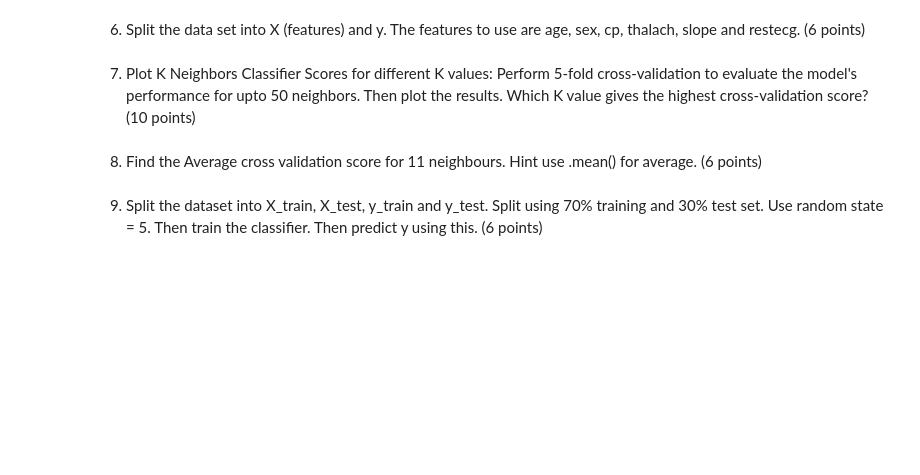
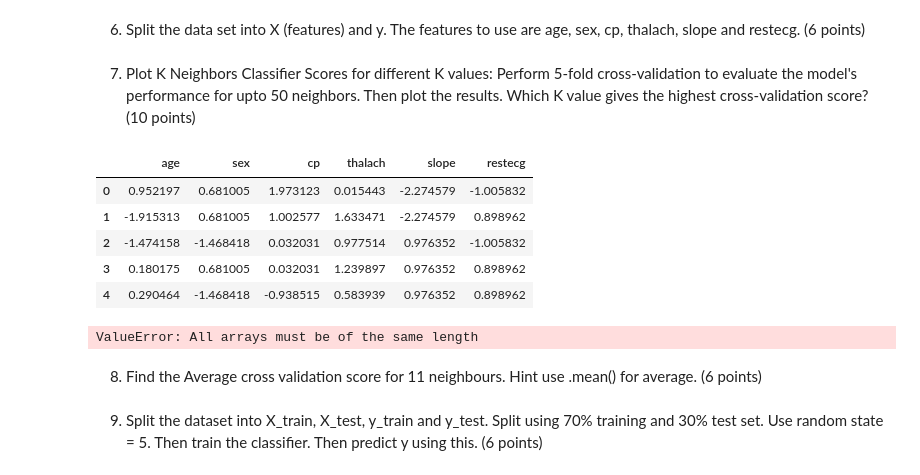
Before and after one commit to gordonnguyen/data-science-1, a Jupyter notebook: lab_2/lab2.ipynb, the cells around one changed output. Drawn from its saved outputs; the diff is of its cells as text; code cells hidden in the pictures; blank space fills up the shorter version.

```diff
--- a/lab_2/lab2.ipynb
+++ b/lab_2/lab2.ipynb
@@ -73,3 +73,21 @@ y = df['target']
  7. Plot K Neighbors Classifier Scores for different K values:
  Perform 5-fold cross-validation to evaluate the model's performance for upto 50 neighbors. Then plot the results. Which K value gives
  the highest cross-validation score? (10 points)
+# %%
+from sklearn.preprocessing import StandardScaler
+
+#create ours caler object
+scaler=StandardScaler()
+
+#useourscalerobjecttotransform/scaleourdataandsaveitintoX_scaled
+X_scaled=scaler.fit_transform(X)
+#reassignXtoanewDataFrameusingtheX_scaledvalues.
+X=pd.DataFrame(data=X_scaled,columns=X.columns)
+X.head()
+# %% [output]
+|  | age | sex | cp | thalach | slope | restecg |
+| 0 | 0.952197 | 0.681005 | 1.973123 | 0.015443 | -2.274579 | -1.005832 |
+| 1 | -1.915313 | 0.681005 | 1.002577 | 1.633471 | -2.274579 | 0.898962 |
+| 2 | -1.474158 | -1.468418 | 0.032031 | 0.977514 | 0.976352 | -1.005832 |
+| 3 | 0.180175 | 0.681005 | 0.032031 | 1.239897 | 0.976352 | 0.898962 |
+| 4 | 0.290464 | -1.468418 | -0.938515 | 0.583939 | 0.976352 | 0.898962 |
@@ -76,3 +98,28 @@ y = df['target']
+# %%
+from sklearn.neighbors import KNeighborsClassifier
+
+ #willappendscoreshereforplottinglater
+test_scores=[]
+train_scores=[]
+
+ #testingkvaluesfrom1 14
+for i in range(1,15):
+ #createamodelwithk=i
+   knn = KNeighborsClassifier(i)
+   #trainthemodel
+   knn.fit(X_train, y_train)
+   #appendscores.
+   train_scores.append(knn.score(X_train,y_train))
+   test_scores.append(knn.score(X_test,y_test))
+
+sns.lineplot(x=range(1,15),y=train_scores,marker='*',label='TrainScore')
+sns.lineplot(x=range(1,15),y=test_scores,marker='o',label='TestScore')
+plt.title('Kvs.Score')
+plt.xlabel('K')
+plt.ylabel('Score')
+plt.show()
+# %% [output]
+ValueError: All arrays must be of the same length
 # %% [markdown]
  8. Find the Average cross validation score for 11 neighbours. Hint use .mean() for average. (6 points)
 # %% [markdown]
```
Also changed, not shown: parts of 1 cell of this notebook.
